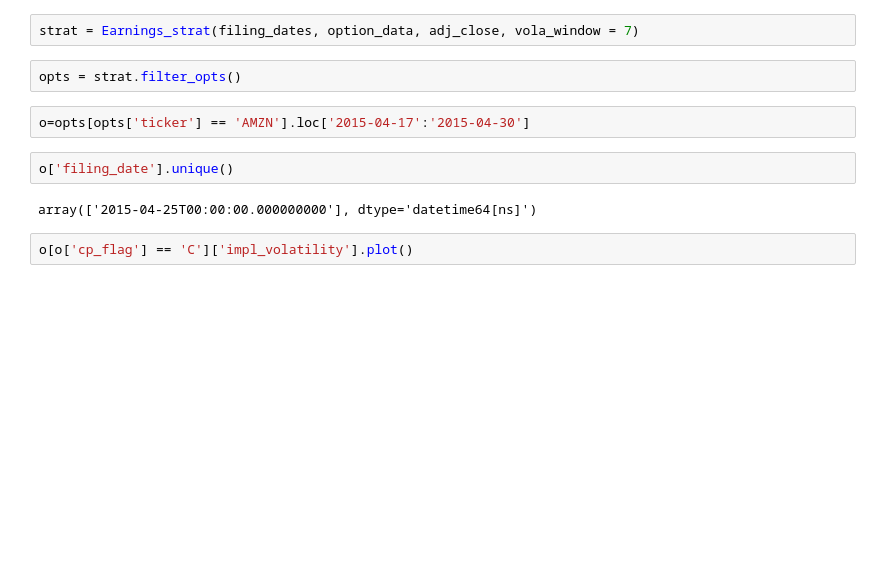
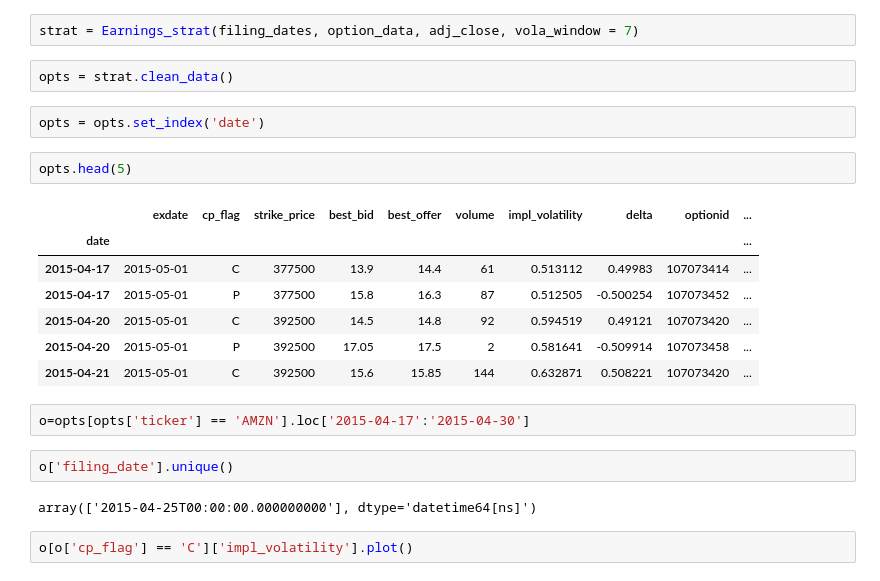
Before and after one commit to sampiaz/finmath_project, a Jupyter notebook: Krumdick_Piazza_Project_Final.ipynb, the cells around one changed output. Cells and saved outputs as stored; diff of their text form; blank space fills up the shorter version.

```diff
--- a/Krumdick_Piazza_Project_Final.ipynb
+++ b/Krumdick_Piazza_Project_Final.ipynb
@@ -222,7 +232,19 @@ class Earnings_strat():
 # %%
 strat = Earnings_strat(filing_dates, option_data, adj_close, vola_window = 7)
 # %%
-opts = strat.filter_opts()
+opts = strat.clean_data()
+# %%
+opts = opts.set_index('date')
+# %%
+opts.head(5)
+# %% [output]
+|  | exdate | cp_flag | strike_price | best_bid | best_offer | volume | impl_volatility | delta | optionid | ... |
+| date |  |  |  |  |  |  |  |  |  | ... |
+| 2015-04-17 | 2015-05-01 | C | 377500 | 13.9 | 14.4 | 61 | 0.513112 | 0.49983 | 107073414 | ... |
+| 2015-04-17 | 2015-05-01 | P | 377500 | 15.8 | 16.3 | 87 | 0.512505 | -0.500254 | 107073452 | ... |
+| 2015-04-20 | 2015-05-01 | C | 392500 | 14.5 | 14.8 | 92 | 0.594519 | 0.49121 | 107073420 | ... |
+| 2015-04-20 | 2015-05-01 | P | 392500 | 17.05 | 17.5 | 2 | 0.581641 | -0.509914 | 107073458 | ... |
+| 2015-04-21 | 2015-05-01 | C | 392500 | 15.6 | 15.85 | 144 | 0.632871 | 0.508221 | 107073420 | ... |
 # %%
 o=opts[opts['ticker'] == 'AMZN'].loc['2015-04-17':'2015-04-30']
 # %%
```
Also changed, not shown: parts of 2 cells of this notebook.
